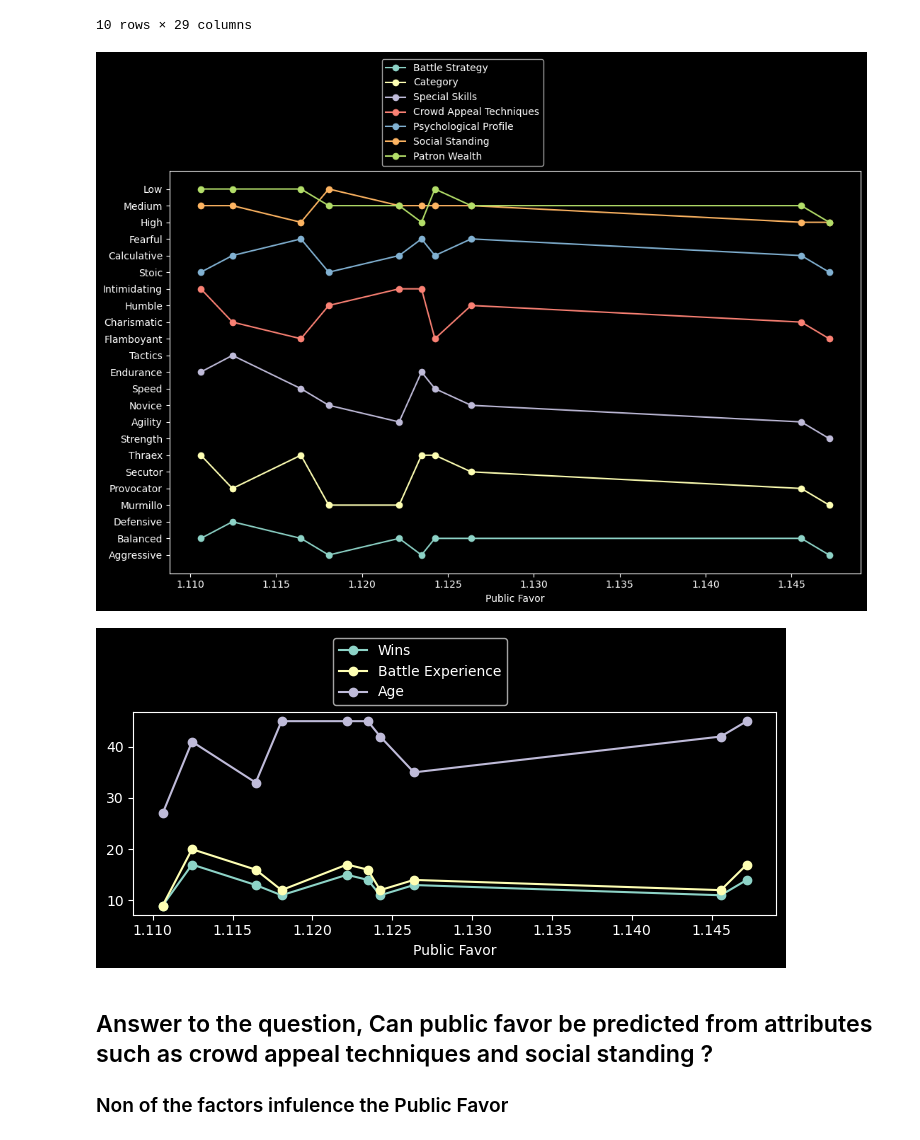
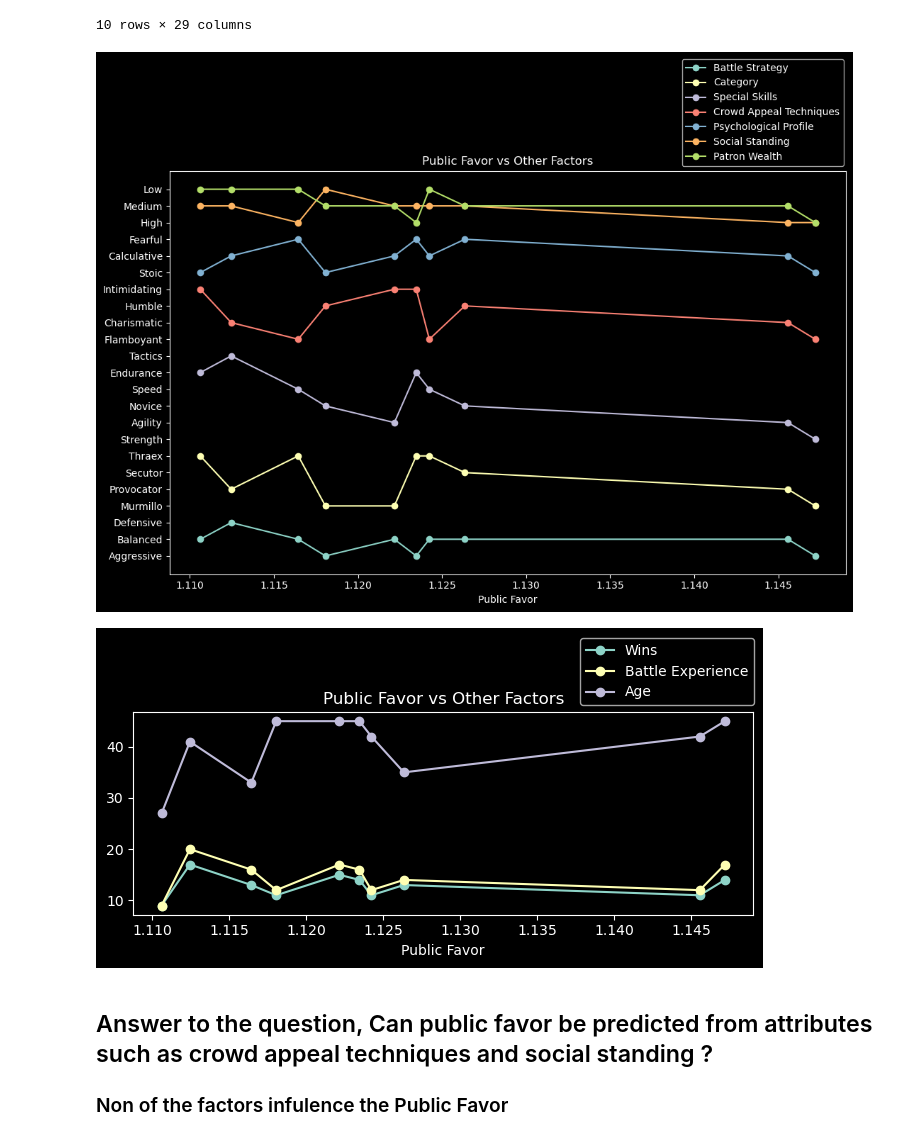
Before and after one commit to Strformor/the_gladiators, a Jupyter notebook: gladiator.ipynb, the cells around one changed output. Saved outputs shown, nothing was run; the diff lists cells and outputs as text; code cells hidden in the pictures.

Commit message:
Added Title

```diff
--- a/gladiator.ipynb
+++ b/gladiator.ipynb
@@ -122,48 +122,50 @@ plt.plot(
 )
 
 
-plt.legend(bbox_to_anchor=(0.3, 1.0), loc="best")
+plt.legend(bbox_to_anchor=(0.75, 1.0), loc="best")
+plt.title("Public Favor vs Other Factors")
 plt.xlabel("Public Favor")
 plt.tight_layout()
 plt.show()
 # %% [output]
-[figure, old version]
+[figure, new version]
 # %%
-# Visualize "Publi Favor" vs "Wins" & "Battle Experience" factors which are Str obj values
+# Visualize "Publi Favor" vs "Wins" & "Battle Experience" factors which are int values
 
 plt.rcParams["figure.figsize"] = (7, 3.5)
 plt.rcParams["figure.autolayout"] = True
 
 # Wins vs Public Favor plot
 plt.plot(
     gladitor_df["Public Favor"],
     gladitor_df["Wins"],
     "-o",
     label="Wins",
 )
 
 # Battle Experience vs Public Favor plot
 plt.plot(
     gladitor_df["Public Favor"],
     gladitor_df["Battle Experience"],
     "-o",
     label="Battle Experience",
 )
 
 # Age vs Public Favor plot
 plt.plot(
     gladitor_df["Public Favor"],
     gladitor_df["Age"],
     "-o",
     label="Age",
 )
 
-plt.legend(bbox_to_anchor=(0.3, 1.0), loc="best")
+plt.legend(bbox_to_anchor=(0.71, 1.0), loc="best")
+plt.title("Public Favor vs Other Factors")
 plt.xlabel("Public Favor")
 plt.tight_layout()
 plt.show()
 # %% [output]
-[figure, old version]
+[figure, new version]
 # %% [markdown]
 ## Answer to the question, Can public favor be predicted from attributes such as crowd appeal techniques and social standing ?
 ### Non of the factors infulence the Public Favor
```
